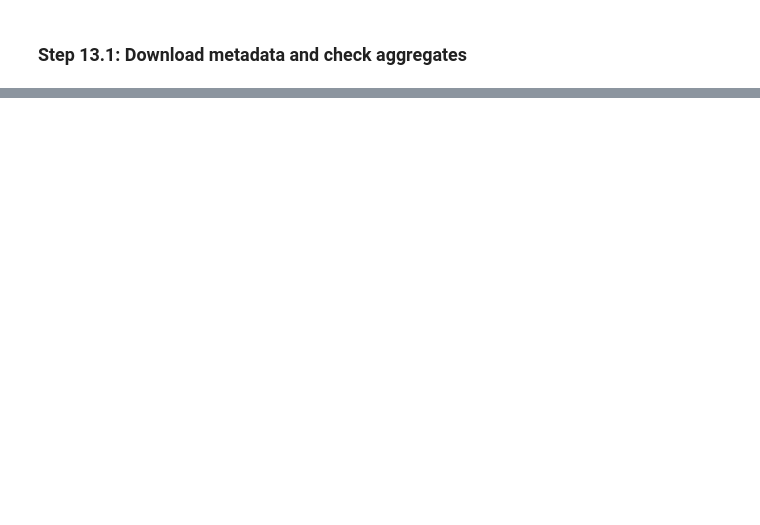
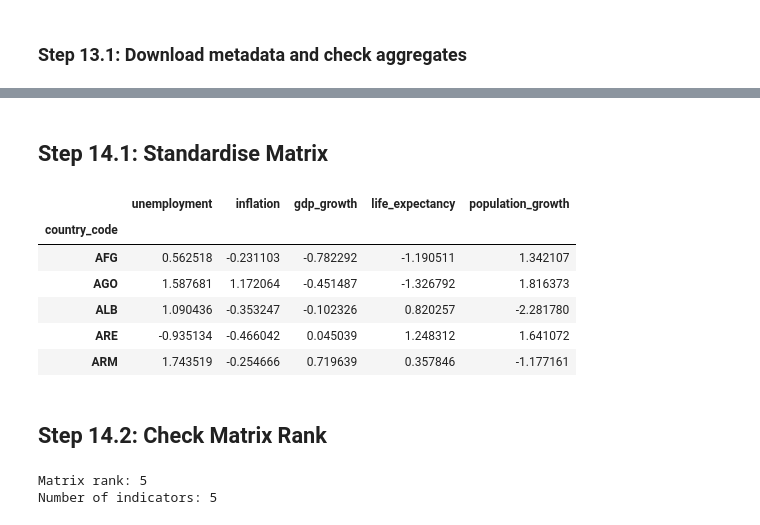
Before and after one commit to tendai-codes/worldbank_unemployment_linear_algebra_project, a Jupyter notebook: notebook_worldbank_linear_algebra.ipynb, the cells around one changed output, grey strips where cells are left out. Saved outputs shown, nothing was run; the diff lists cells and outputs as text; code cells hidden in the pictures; blank space fills up the shorter version.

```diff
--- a/notebook_worldbank_linear_algebra.ipynb
+++ b/notebook_worldbank_linear_algebra.ipynb
@@ -1474,0 +1188,38 @@ print(feature_pca["pca_scores"].head())
+# %% [markdown]
+## Step 14.1: Standardise Matrix
+# %%
+from sklearn.preprocessing import StandardScaler
+
+scaler = StandardScaler()
+
+feature_matrix_scaled = scaler.fit_transform(feature_matrix)
+
+import pandas as pd
+
+feature_matrix_scaled = pd.DataFrame(
+    feature_matrix_scaled,
+    index=feature_matrix.index,
+    columns=feature_matrix.columns
+)
+
+feature_matrix_scaled.head()
+# %% [output]
+|  | unemployment | inflation | gdp_growth | life_expectancy | population_growth |
+| country_code |  |  |  |  |  |
+| AFG | 0.562518 | -0.231103 | -0.782292 | -1.190511 | 1.342107 |
+| AGO | 1.587681 | 1.172064 | -0.451487 | -1.326792 | 1.816373 |
+| ALB | 1.090436 | -0.353247 | -0.102326 | 0.820257 | -2.281780 |
+| ARE | -0.935134 | -0.466042 | 0.045039 | 1.248312 | 1.641072 |
+| ARM | 1.743519 | -0.254666 | 0.719639 | 0.357846 | -1.177161 |
+# %% [markdown]
+## Step 14.2: Check Matrix Rank
+# %%
+import numpy as np
+
+rank = np.linalg.matrix_rank(feature_matrix_scaled.values)
+
+print("Matrix rank:", rank)
+print("Number of indicators:", feature_matrix_scaled.shape[1])
+# %% [output]
+Matrix rank: 5
+Number of indicators: 5
```
Also changed, not shown: parts of 70 cells of this notebook, 2 other files.
